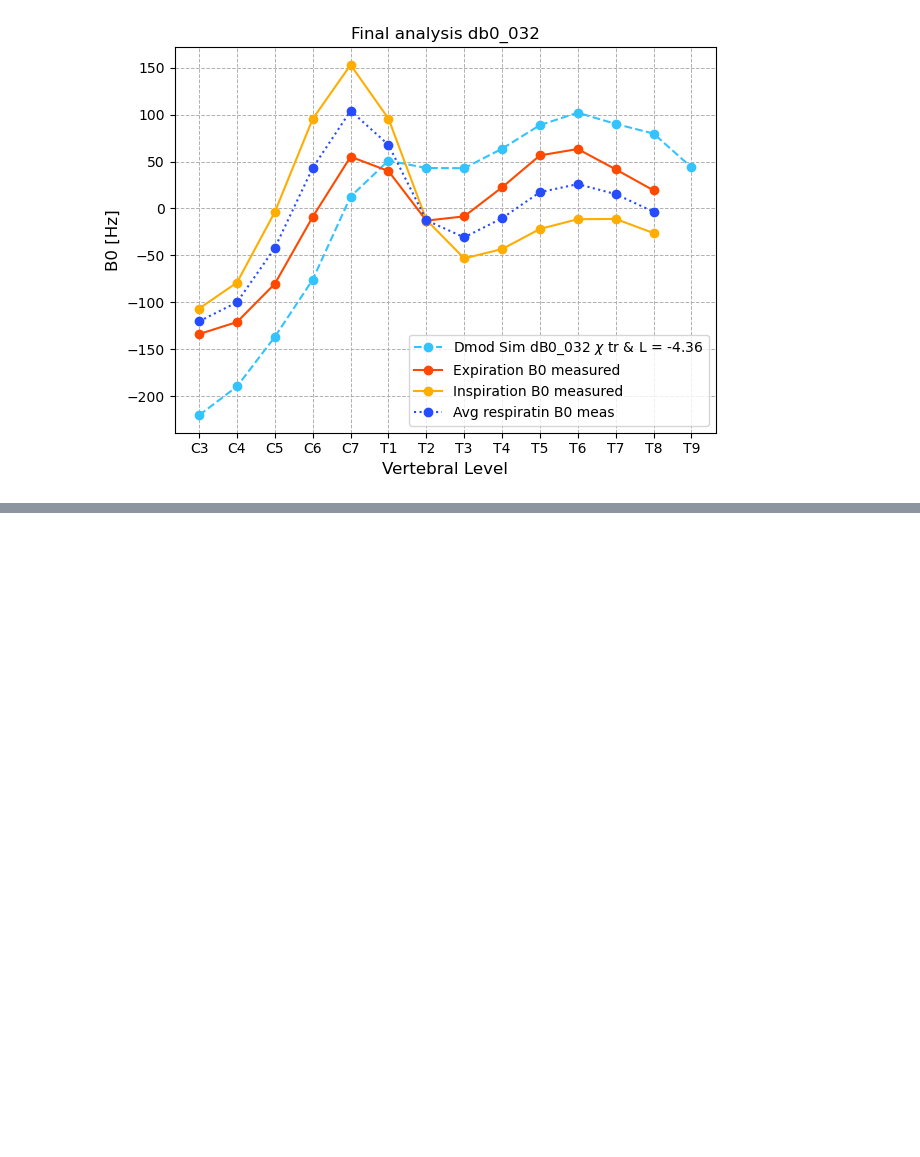
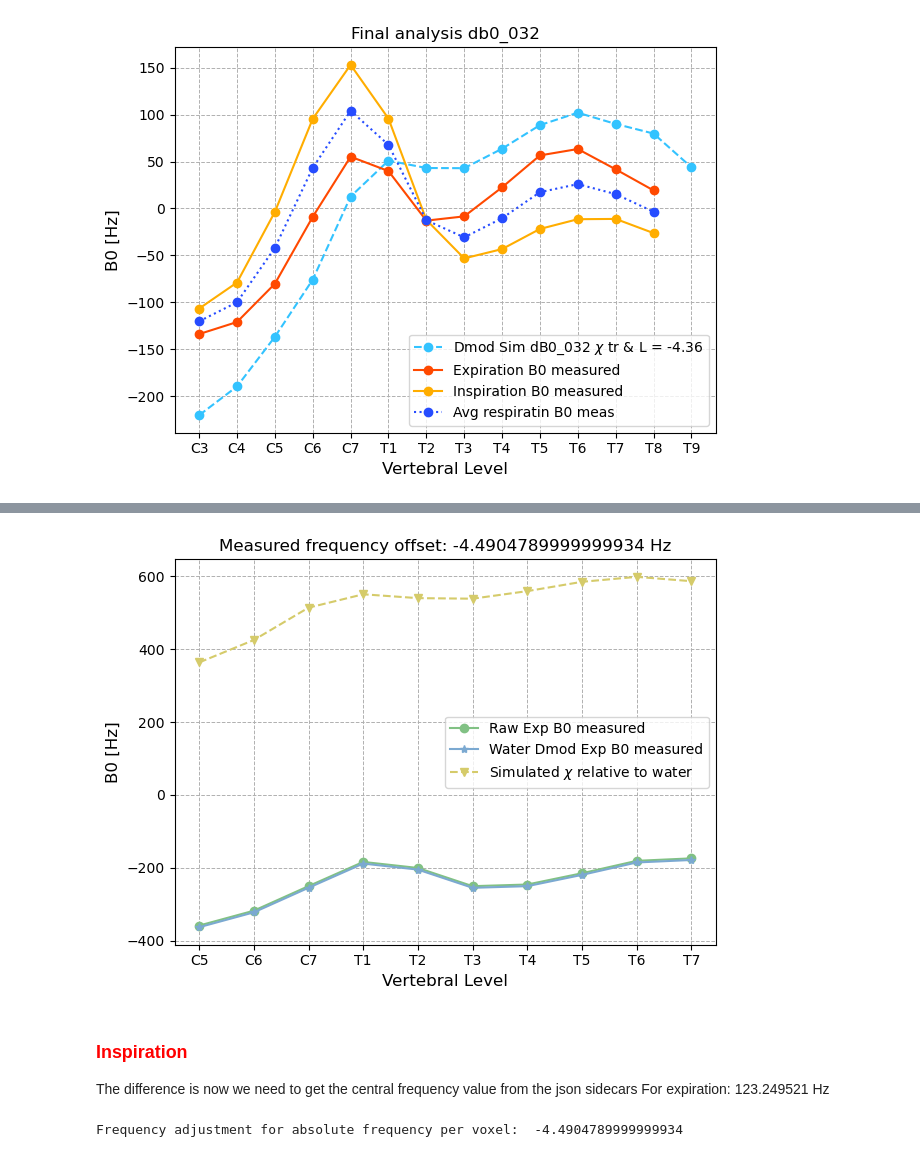
Before and after one commit to sriosq/Image-processing-strategies, a Jupyter notebook: compare_fieldmap/db0_032.ipynb, the cells around one changed output, grey strips where cells are left out. Saved outputs shown, nothing was run; the diff lists cells and outputs as text; code cells hidden in the pictures; blank space fills up the shorter version.

```diff
--- a/compare_fieldmap/db0_032.ipynb
+++ b/compare_fieldmap/db0_032.ipynb
@@ -401,0 +446,8 @@ metrics_dmod_test1_fm_Hz
+# %%
+# Import the data:
+raw_exp_metrics_csv = pd.read_csv(raw_exp_B0_metrics_path)
+
+raw_exp_metrics= raw_exp_metrics_csv['WA()']
+raw_exp_metrics = raw_exp_metrics[::-1]
+
+raw_exp_metrics
@@ -401,0 +466,3 @@ metrics_dmod_test1_fm_Hz
+# %%
+exp_dmod_water = raw_exp_metrics + freq_offset_exp
+exp_dmod_water
@@ -401,0 +483,4 @@ metrics_dmod_test1_fm_Hz
+# %%
+# Do it on your own terminal and just load
+path_to_water_dmod_fm = r"E:\msc_data\ismrm_2025\db0_032\fm\sim\fms/custom_dmod_water_fm_ppm.nii.gz"
+path_to_water_dmod_test_results1 = "E:/msc_data/ismrm_2025/db0_032/fm/sim/D4_metrics/water_dmod_test1.csv"
@@ -401,0 +503,8 @@ metrics_dmod_test1_fm_Hz
+# %%
+# Import the data:
+dmod_water_results = pd.read_csv(path_to_water_dmod_test_results1)
+
+dmod_water_results_csv = dmod_water_results['WA()']
+dmod_water_results_csv = dmod_water_results_csv[::-1]
+
+dmod_water_results_Hz = dmod_water_results_csv*3*42.58
@@ -401,0 +525,27 @@ metrics_dmod_test1_fm_Hz
+# %%
+# With that done we can plot them:
+vertebrae_levels = ['C5', 'C6', 'C7', 'T1', 'T2', 'T3', 'T4', 'T5', 'T6', 'T7'] # From 4 to 14
+plt.plot(vertebrae_levels, raw_exp_metrics, marker = 'o', linestyle = '-', label = "Raw Exp B0 measured", color = "#81C184")
+plt.plot(vertebrae_levels, exp_dmod_water, marker = '*', linestyle = '-', label = "Water Dmod Exp B0 measured", color = "#7BA9D1")
+plt.plot(vertebrae_levels, dmod_water_results_Hz, marker = 'v', linestyle = '--', label = r"Simulated $\chi$ relative to water", color = "#D5CB6A")
+
+title = f"Measured frequency offset: {freq_offset_exp} Hz"
+plt.title(title)
+plt.xlabel('Vertebral Level', fontsize=12)
+plt.ylabel('B0 [Hz]', fontsize=12)
+plt.legend()
+# Customize grid and display
+plt.grid(True, which='both', linestyle='--', linewidth=0.7)
+plt.tight_layout()
+
+#yticks = range(100, 450, 50)
+#plt.yticks(yticks)
+
+# Show the plot
+plt.show()
+# %% [output]
+[figure, added]
+# %% [markdown]
+### <span style="color:red"> Inspiration </span>
+The difference is now we need to get the central frequency value from the json sidecars </br>
+For expiration: 123.249521 Hz
@@ -401,0 +554,5 @@ metrics_dmod_test1_fm_Hz
+# %%
+freq_offset_insp =  central_freq_insp - water_Hz_3T
+print("Frequency adjustment for absolute frequency per voxel: ", freq_offset_insp)
+# %% [output]
+Frequency adjustment for absolute frequency per voxel:  -4.4904789999999934
```
Also changed, not shown: parts of 18 cells of this notebook, 12 other files.
